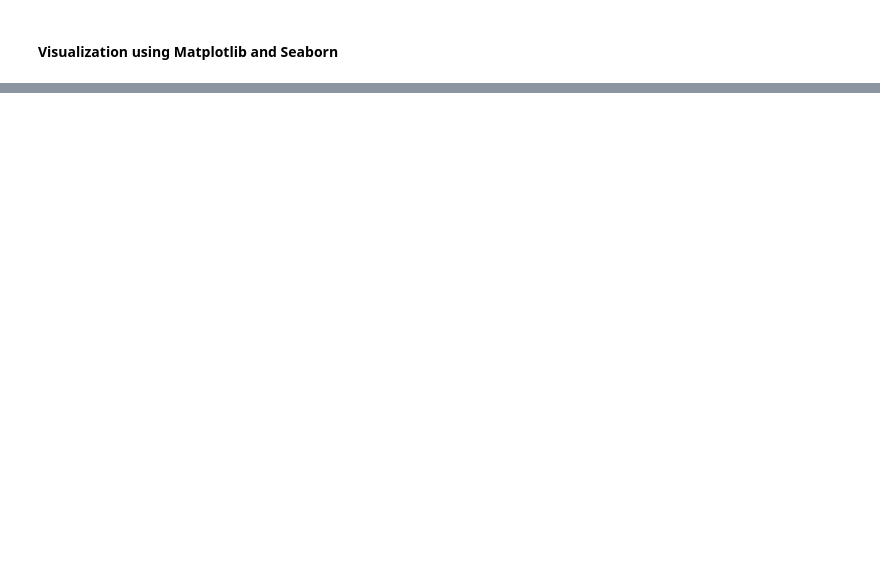
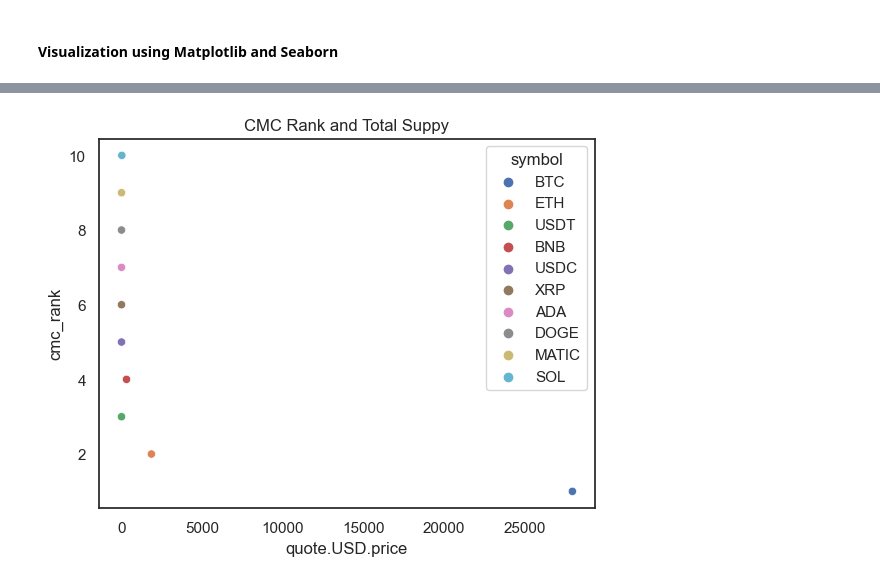
Before and after one commit to JYAKHWA/PythonPractice, a Jupyter notebook: Automating Crypto Website API.ipynb, the cells around one changed output, grey strips where cells are left out. Saved outputs shown, nothing was run; the diff lists cells and outputs as text; code cells hidden in the pictures; blank space fills up the shorter version.

```diff
--- a/Automating Crypto Website API.ipynb
+++ b/Automating Crypto Website API.ipynb
@@ -344,0 +381,3 @@ show_changes
+# %%
+grouped_data2 = csv_reading.groupby ('symbol', sort = False) [['cmc_rank', 'quote.USD.price']].mean()
+grouped_data2
@@ -344,0 +397,10 @@ show_changes
+# %%
+#Visulaization-2
+
+sns.scatterplot (y = 'cmc_rank', x = 'quote.USD.price', data = grouped_data2, hue = 'symbol',)
+sns.set_theme (style = 'white', palette = None)
+
+plt.title ('CMC Rank and Total Suppy')
+plt.show ()
+# %% [output]
+[figure, added]
```
Also changed, not shown: parts of 16 cells of this notebook, 1 other file.
